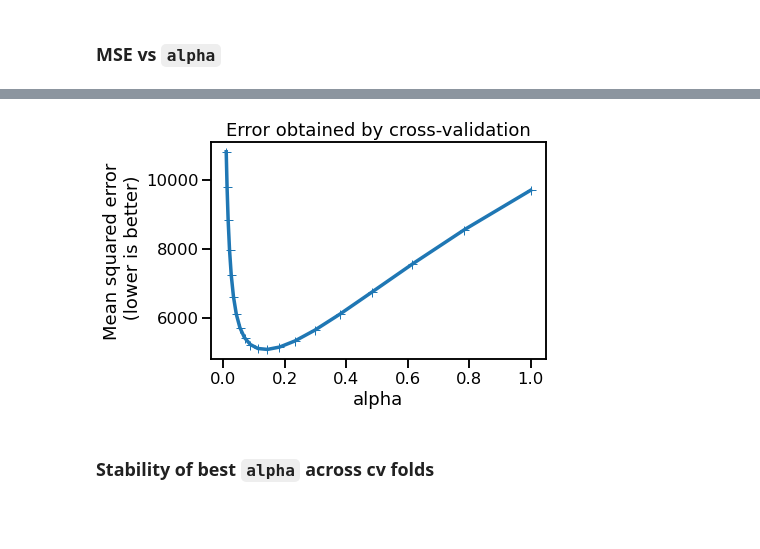
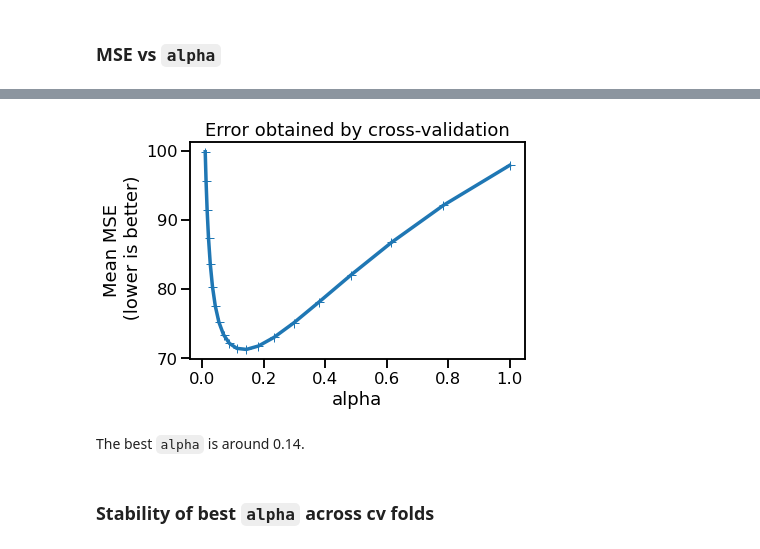
Before and after one commit to szalmaf/Machine-Learning-in-Python-with-scikit-learn, a Jupyter notebook: 0407_Linear_models_regularization.ipynb, the cells around one changed output, grey strips where cells are left out. Drawn from its saved outputs; the diff is of its cells as text; code cells hidden in the pictures; blank space fills up the shorter version.

Commit message:
Modify text. Add best alpha value (ragularization parameter) section.

```diff
--- a/0407_Linear_models_regularization.ipynb
+++ b/0407_Linear_models_regularization.ipynb
@@ -332,7 +328,7 @@ of the feature while the line the coefficients values stored by each model
 # %%
 mse_alphas = [est[-1].cv_values_.mean(axis=0)
               for est in cv_results["estimator"]]
-cv_alphas = pd.DataFrame(mse_alphas, columns=alphas)
+cv_alphas = pd.DataFrame(mse_alphas, columns=alphas).transform('sqrt')
 cv_alphas
 # %% [output]
 |  | 0.010000 | 0.012743 | 0.016238 | 0.020691 | 0.026367 | 0.033598 | 0.042813 | 0.054556 | 0.069519 | 0.088587 | ... |
@@ -344,10 +340,12 @@ cv_alphas
 # %%
 cv_alphas.mean(axis=0).plot(marker="+")
-plt.ylabel("Mean squared error\n (lower is better)")
+plt.ylabel("Mean MSE\n (lower is better)")
 plt.xlabel("alpha")
 _ = plt.title("Error obtained by cross-validation")
 # %% [output]
-[figure, old version]
+[figure, new version]
+# %% [markdown]
+The best `alpha` is around 0.14.
 # %% [markdown]
 ### Stability of best `alpha` across cv folds
 # %% [markdown]
```
Also changed, not shown: parts of 10 cells of this notebook.
